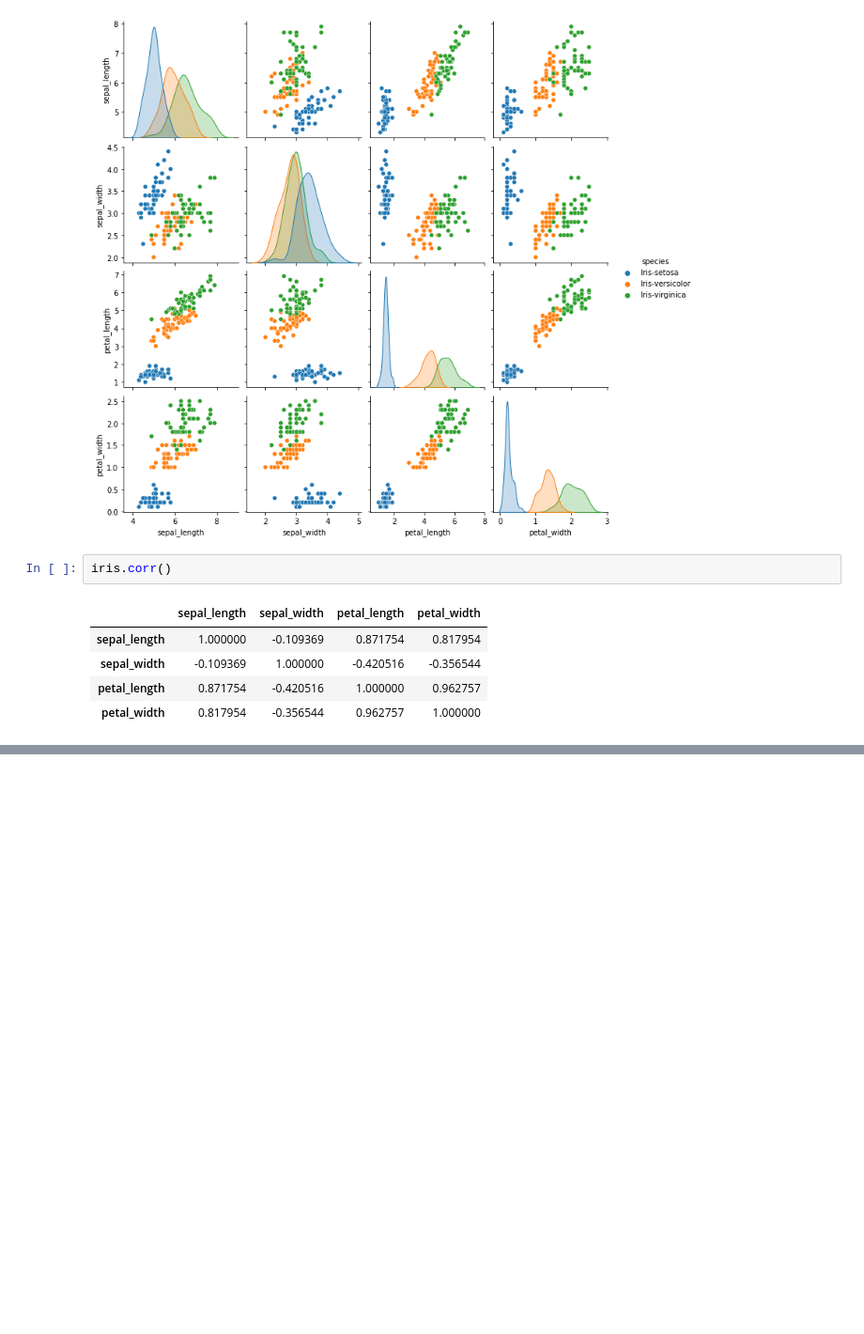
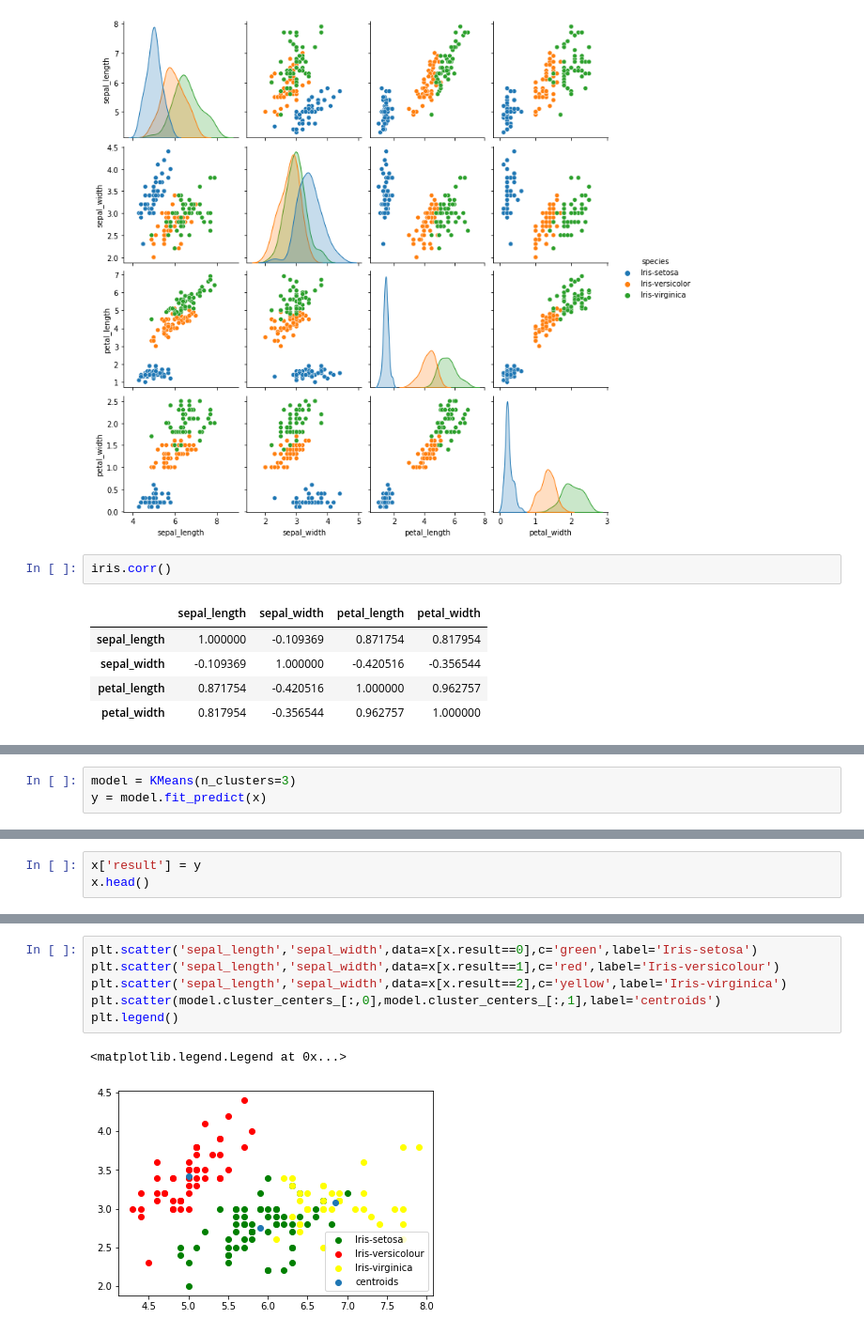
Before and after one commit to Zavi77/K_Journey, a Jupyter notebook: Iris.ipynb, the cells around one changed output, grey strips where cells are left out. Shown: that part at 94% size. Saved outputs shown, nothing was run; the diff lists cells and outputs as text; blank space fills up the shorter version.

```diff
--- a/Iris.ipynb
+++ b/Iris.ipynb
@@ -112,0 +154,3 @@ iris.corr()
+# %%
+model = KMeans(n_clusters=3)
+y = model.fit_predict(x)
@@ -112,0 +161,3 @@ iris.corr()
+# %%
+x['result'] = y
+x.head()
@@ -112,0 +171,9 @@ iris.corr()
+# %%
+plt.scatter('sepal_length','sepal_width',data=x[x.result==0],c='green',label='Iris-setosa')
+plt.scatter('sepal_length','sepal_width',data=x[x.result==1],c='red',label='Iris-versicolour')
+plt.scatter('sepal_length','sepal_width',data=x[x.result==2],c='yellow',label='Iris-virginica')
+plt.scatter(model.cluster_centers_[:,0],model.cluster_centers_[:,1],label='centroids')
+plt.legend()
+# %% [output]
+<matplotlib.legend.Legend at 0x...>
+[figure, added]
```
Also changed, not shown: parts of 9 cells of this notebook.
